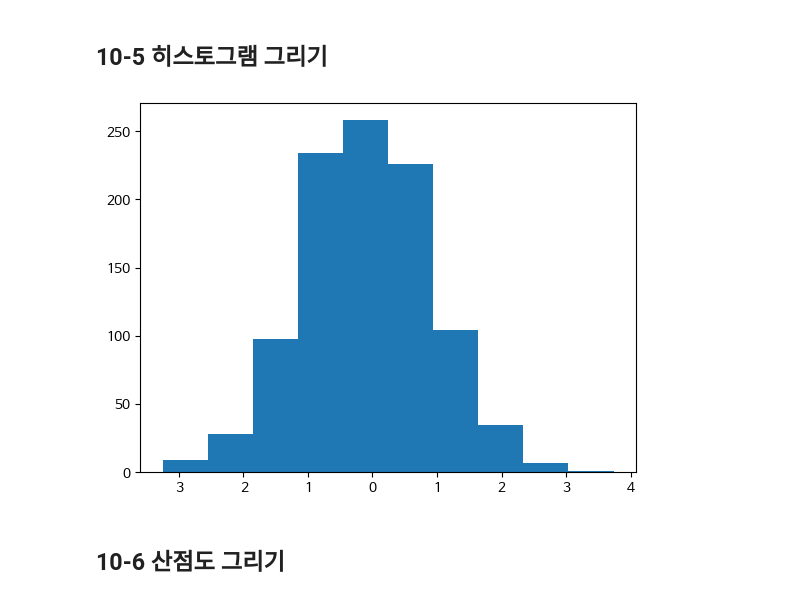
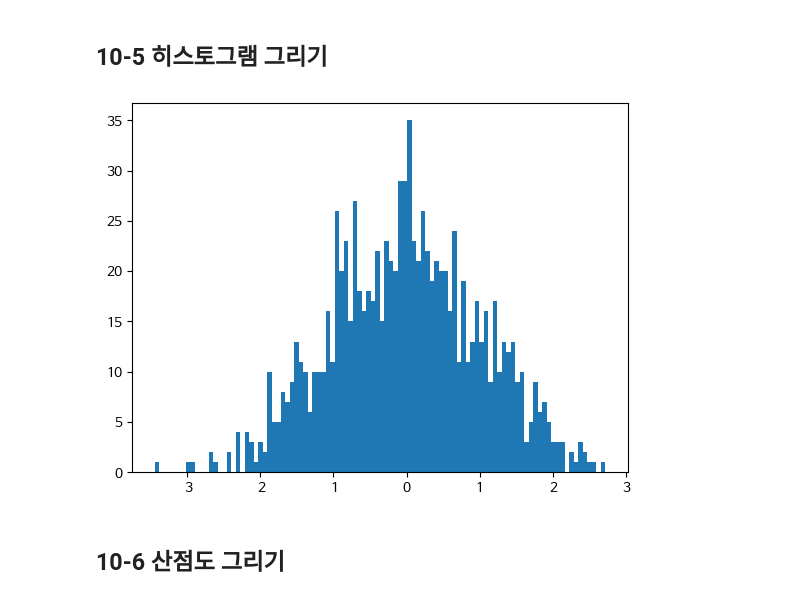
Before and after one commit to minklee26/Data-Analysis-with-Open-Source, a Jupyter notebook: 오픈소스_데이터_분석_10강_수정.ipynb, the cells around one changed output. Drawn from its saved outputs; the diff is of its cells as text; code cells hidden in the pictures.

```diff
--- a/오픈소스_데이터_분석_10강_수정.ipynb
+++ b/오픈소스_데이터_분석_10강_수정.ipynb
@@ -146,16 +145,16 @@ plt.show()
 # %%
 import matplotlib.pyplot as plt
 import numpy as np
 
 ## 데이터 생성 (정규 분포를 따르는 1000개의 난수)
 data = np.random.randn(1000)
 
 ## 히스토그램 그리기
-plt.hist(data, bins=10)
+plt.hist(data, bins=100)
 
 plt.show()
 # %% [output]
-[figure, old version]
+[figure, new version]
 # %% [markdown]
 ## 10-6 산점도 그리기
 # %%
```
Also changed, not shown: parts of 22 cells of this notebook.
